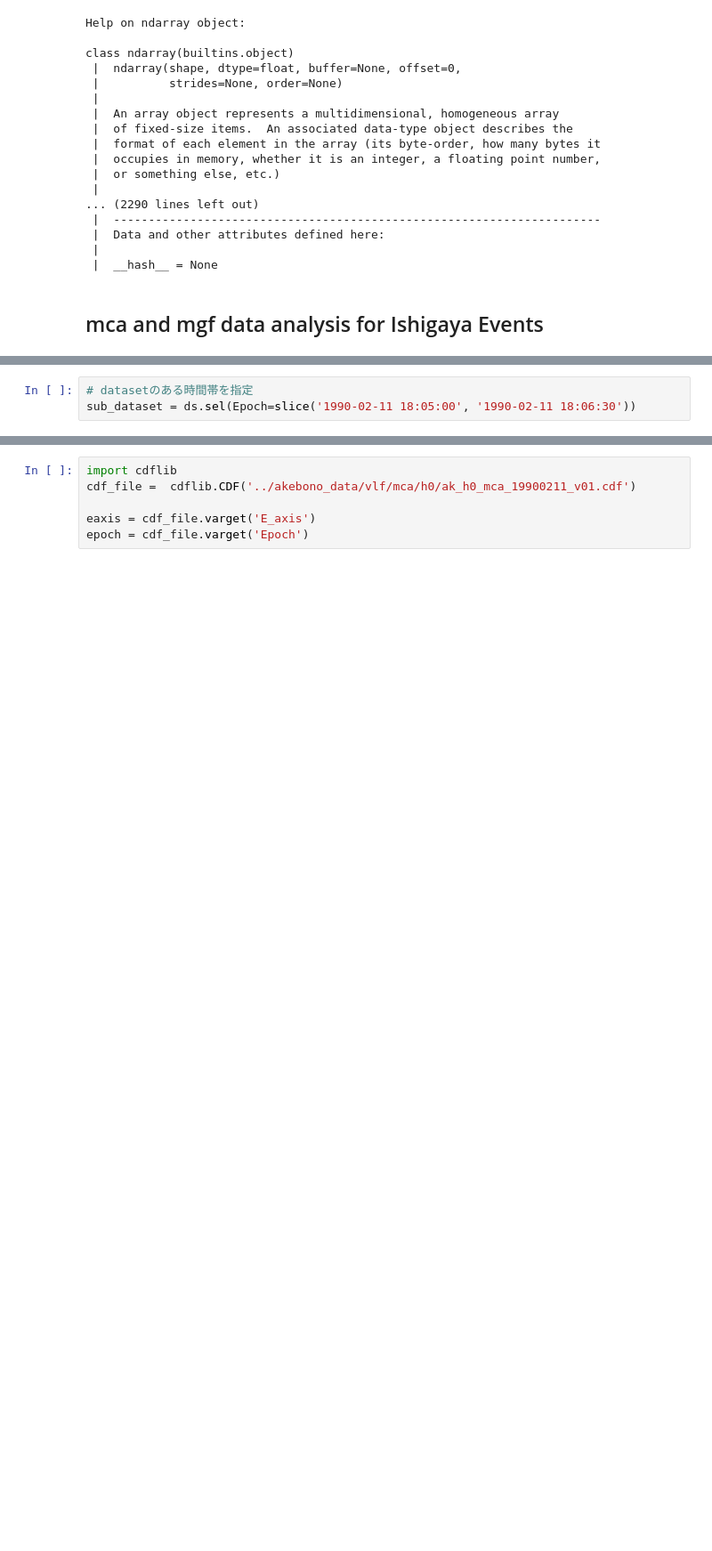
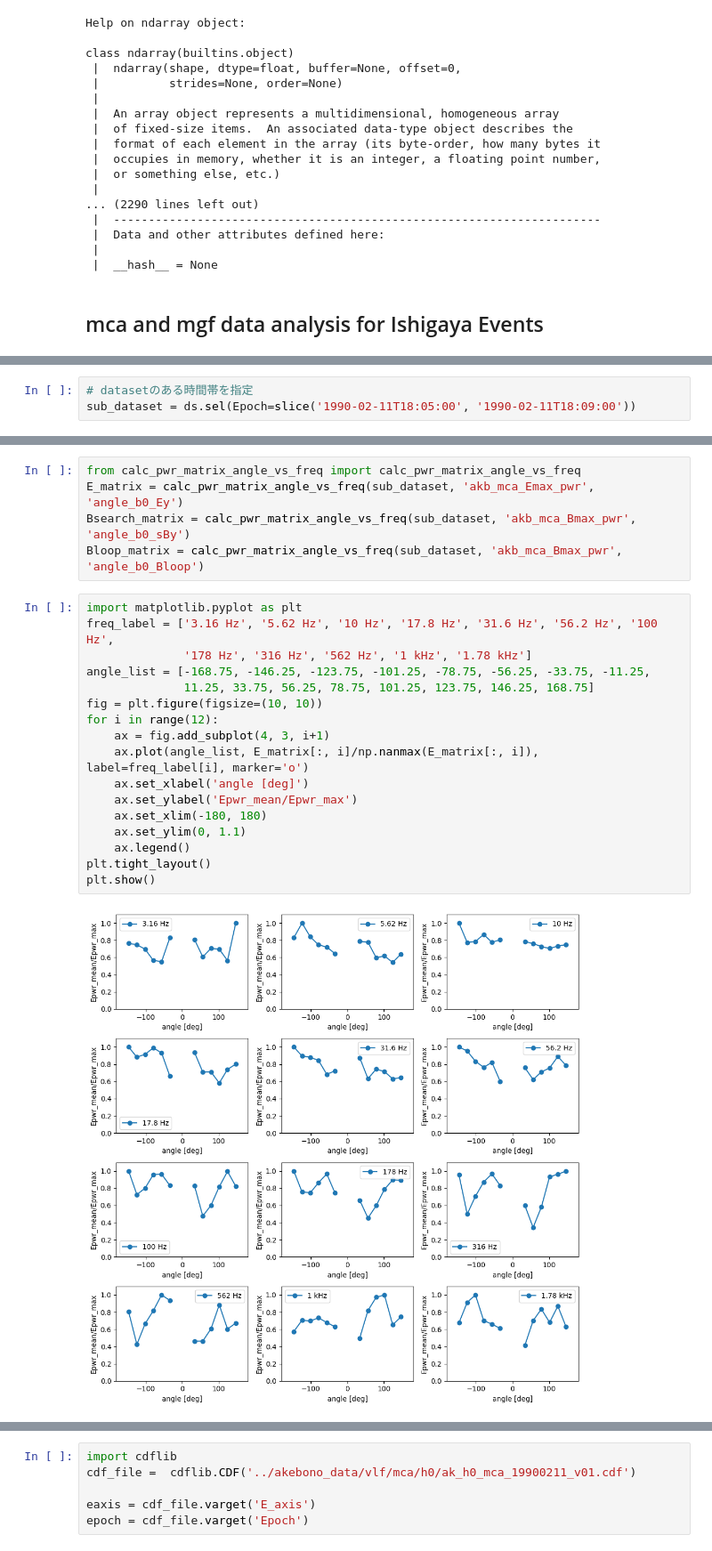
Before and after one commit to shuji-onosawa/akebono_analysis, a Jupyter notebook: src/ishigaya_extend.ipynb, the cells around one changed output, grey strips where cells are left out. Shown at 89% size. Saved outputs shown, nothing was run; the diff lists cells and outputs as text; blank space fills up the shorter version.

```diff
--- a/src/ishigaya_extend.ipynb
+++ b/src/ishigaya_extend.ipynb
@@ -994,6 +1030,6 @@ pytplot.tplot(['akb_mca_Emax_pwr', 'angle_b0_Ey', 'akb_mca_Bmax_pwr', 'angle_b0_
 # %%
 # datasetのある時間帯を指定
-sub_dataset = ds.sel(Epoch=slice('1990-02-11 18:05:00', '1990-02-11 18:06:30'))
+sub_dataset = ds.sel(Epoch=slice('1990-02-11T18:05:00', '1990-02-11T18:09:00'))
 # %%
 sub_dataset
 # %% [output]
@@ -1014,3 +1050,27 @@ Data variables:
     VAR_TYPE:       data
     standard_name:  Magnetic field
     units:          T
+# %%
+from calc_pwr_matrix_angle_vs_freq import calc_pwr_matrix_angle_vs_freq
+E_matrix = calc_pwr_matrix_angle_vs_freq(sub_dataset, 'akb_mca_Emax_pwr', 'angle_b0_Ey')
+Bsearch_matrix = calc_pwr_matrix_angle_vs_freq(sub_dataset, 'akb_mca_Bmax_pwr', 'angle_b0_sBy')
+Bloop_matrix = calc_pwr_matrix_angle_vs_freq(sub_dataset, 'akb_mca_Bmax_pwr', 'angle_b0_Bloop')
+# %%
+import matplotlib.pyplot as plt
+freq_label = ['3.16 Hz', '5.62 Hz', '10 Hz', '17.8 Hz', '31.6 Hz', '56.2 Hz', '100 Hz',
+              '178 Hz', '316 Hz', '562 Hz', '1 kHz', '1.78 kHz']
+angle_list = [-168.75, -146.25, -123.75, -101.25, -78.75, -56.25, -33.75, -11.25,
+              11.25, 33.75, 56.25, 78.75, 101.25, 123.75, 146.25, 168.75]
+fig = plt.figure(figsize=(10, 10))
+for i in range(12):
+    ax = fig.add_subplot(4, 3, i+1)
+    ax.plot(angle_list, E_matrix[:, i]/np.nanmax(E_matrix[:, i]), label=freq_label[i], marker='o')
+    ax.set_xlabel('angle [deg]')
+    ax.set_ylabel('Epwr_mean/Epwr_max')
+    ax.set_xlim(-180, 180)
+    ax.set_ylim(0, 1.1)
+    ax.legend()
+plt.tight_layout()
+plt.show()
+# %% [output]
+[figure, added]
```
Also changed, not shown: parts of 22 cells of this notebook, 2 other files.
